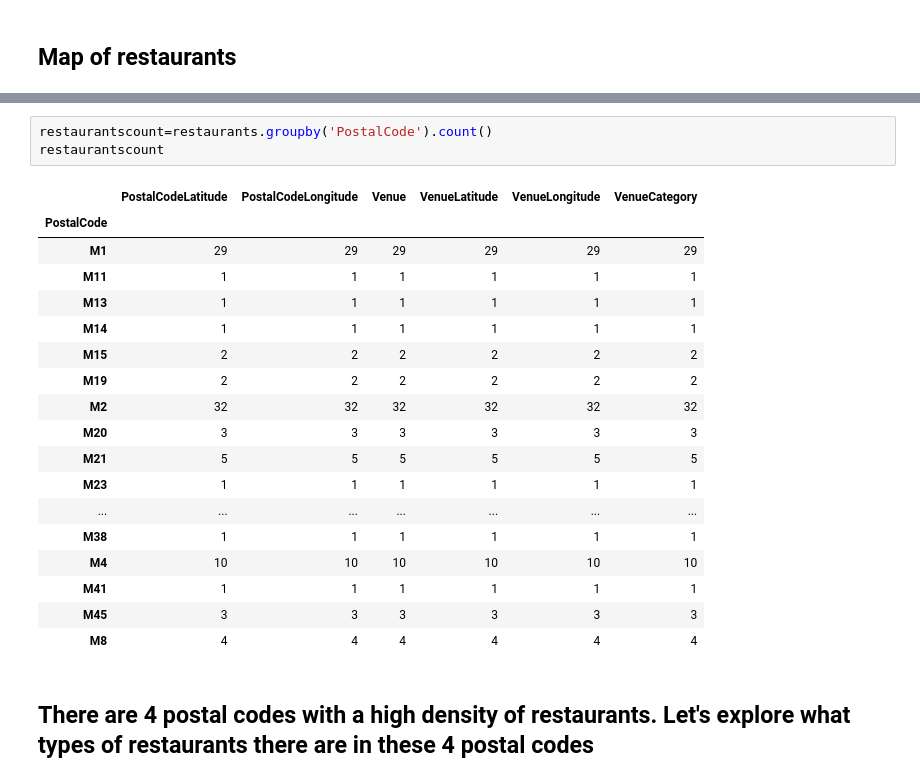
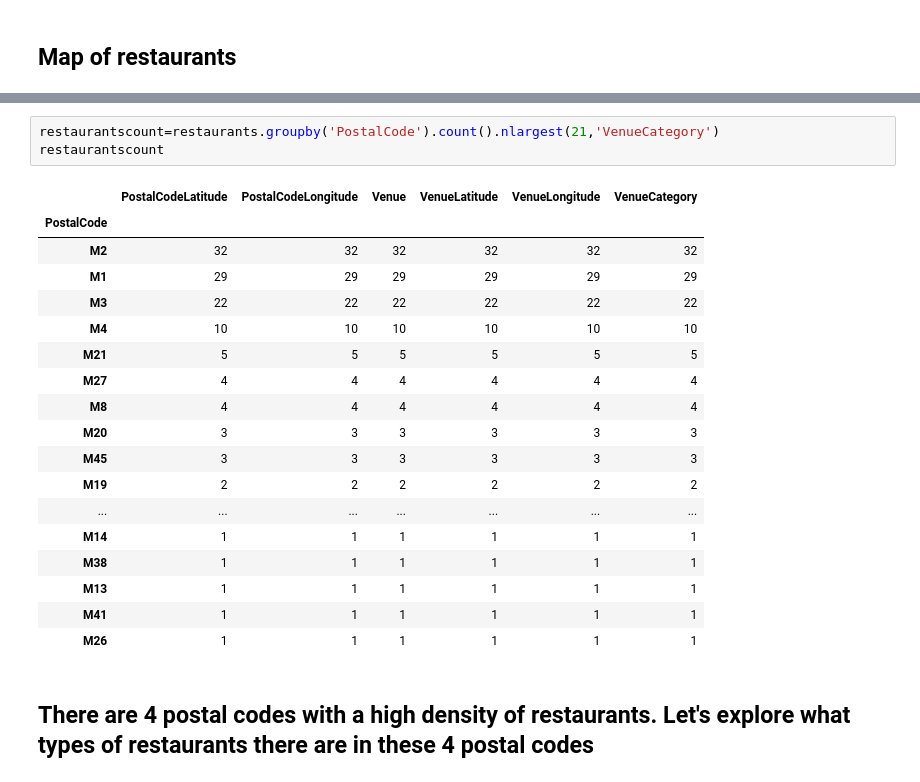
Before and after one commit to k80spalding/Coursera_Capstone, a Jupyter notebook: New restaurant opening in Manchester, England.ipynb, the cells around one changed output, grey strips where cells are left out. Drawn from its saved outputs; the diff is of its cells as text.

```diff
--- a/New restaurant opening in Manchester, England.ipynb
+++ b/New restaurant opening in Manchester, England.ipynb
@@ -414,27 +408,27 @@ map
 # %% [output]
 [interactive output not drawn]
 # %%
-restaurantscount=restaurants.groupby('PostalCode').count()
+restaurantscount=restaurants.groupby('PostalCode').count().nlargest(21,'VenueCategory')
 restaurantscount
 # %% [output]
 |  | PostalCodeLatitude | PostalCodeLongitude | Venue | VenueLatitude | VenueLongitude | VenueCategory |
 | PostalCode |  |  |  |  |  |  |
+| M2 | 32 | 32 | 32 | 32 | 32 | 32 |
 | M1 | 29 | 29 | 29 | 29 | 29 | 29 |
-| M11 | 1 | 1 | 1 | 1 | 1 | 1 |
+| M3 | 22 | 22 | 22 | 22 | 22 | 22 |
+| M4 | 10 | 10 | 10 | 10 | 10 | 10 |
+| M21 | 5 | 5 | 5 | 5 | 5 | 5 |
+| M27 | 4 | 4 | 4 | 4 | 4 | 4 |
+| M8 | 4 | 4 | 4 | 4 | 4 | 4 |
+| M20 | 3 | 3 | 3 | 3 | 3 | 3 |
+| M45 | 3 | 3 | 3 | 3 | 3 | 3 |
+| M19 | 2 | 2 | 2 | 2 | 2 | 2 |
+| ... | ... | ... | ... | ... | ... | ... |
+| M14 | 1 | 1 | 1 | 1 | 1 | 1 |
+| M38 | 1 | 1 | 1 | 1 | 1 | 1 |
 | M13 | 1 | 1 | 1 | 1 | 1 | 1 |
-| M14 | 1 | 1 | 1 | 1 | 1 | 1 |
-| M15 | 2 | 2 | 2 | 2 | 2 | 2 |
-| M19 | 2 | 2 | 2 | 2 | 2 | 2 |
-| M2 | 32 | 32 | 32 | 32 | 32 | 32 |
-| M20 | 3 | 3 | 3 | 3 | 3 | 3 |
-| M21 | 5 | 5 | 5 | 5 | 5 | 5 |
-| M23 | 1 | 1 | 1 | 1 | 1 | 1 |
-| ... | ... | ... | ... | ... | ... | ... |
-| M38 | 1 | 1 | 1 | 1 | 1 | 1 |
-| M4 | 10 | 10 | 10 | 10 | 10 | 10 |
 | M41 | 1 | 1 | 1 | 1 | 1 | 1 |
-| M45 | 3 | 3 | 3 | 3 | 3 | 3 |
-| M8 | 4 | 4 | 4 | 4 | 4 | 4 |
+| M26 | 1 | 1 | 1 | 1 | 1 | 1 |
 # %% [markdown]
 ## There are 4 postal codes with a high density of restaurants. Let's explore what types of restaurants there are in these 4 postal codes
 # %%
```
Also changed, not shown: parts of 3 cells of this notebook.
